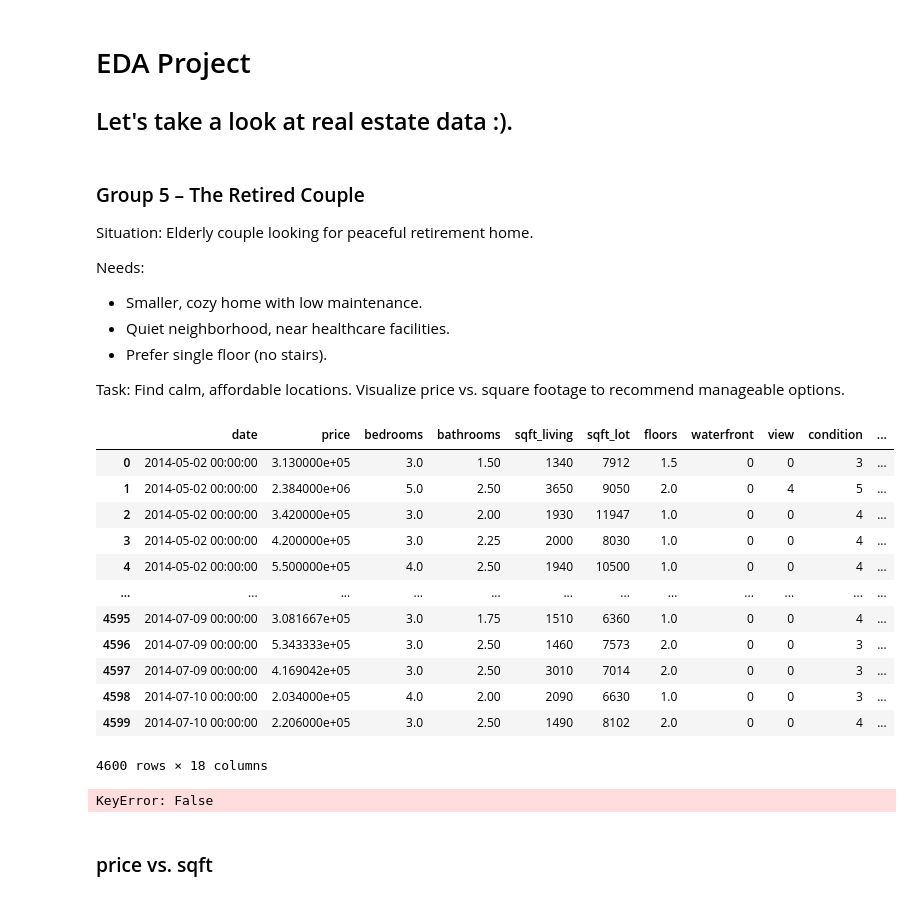
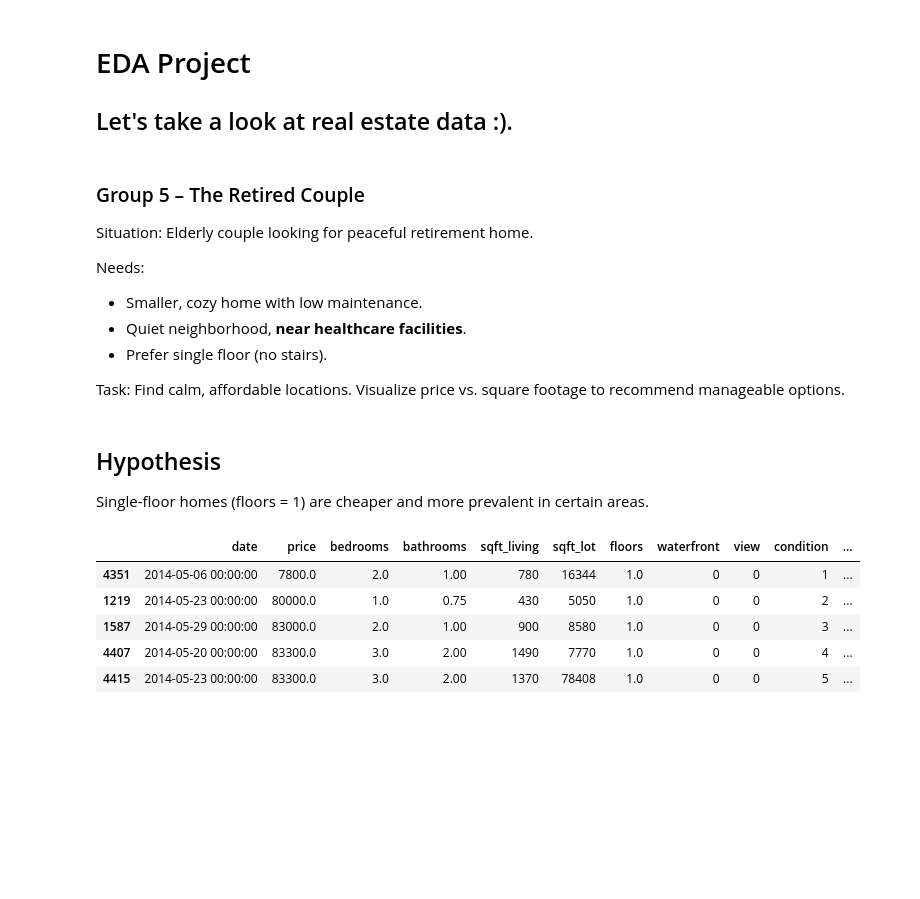
Before and after one commit to hcirne/t4inf1601-scientific_programming, a Jupyter notebook: eda-project-real-estate/real-estate.ipynb, the cells around one changed output. Cells and saved outputs as stored; diff of their text form; code cells hidden in the pictures; blank space fills up the shorter version.

```diff
--- a/eda-project-real-estate/real-estate.ipynb
+++ b/eda-project-real-estate/real-estate.ipynb
@@ -8,9 +8,13 @@ Situation: Elderly couple looking for peaceful retirement home.
 
 Needs:
 - Smaller, cozy home with low maintenance.
-- Quiet neighborhood, near healthcare facilities.
+- Quiet neighborhood, **near healthcare facilities**.
 - Prefer single floor (no stairs).
 
 Task: Find calm, affordable locations. Visualize price vs. square footage to recommend manageable options.
+# %% [markdown]
+## Hypothesis
+
+Single-floor homes (floors = 1) are cheaper and more prevalent in certain areas.
 # %%
 import pandas as pd
@@ -18,30 +21,18 @@ import numpy as np
 import seaborn as sns
 import matplotlib.pyplot as plt
 # %%
+#import and clean data
 df = pd.read_csv("KC_housing_data.csv")
 
-df
+indices_to_drop = df[df['price'] == 0.0].index
+
+df.drop(indices_to_drop, inplace=True)
+
+df.sort_values(by="price").head()
 # %% [output]
 |  | date | price | bedrooms | bathrooms | sqft_living | sqft_lot | floors | waterfront | view | condition | ... |
-| 0 | 2014-05-02 00:00:00 | 3.130000e+05 | 3.0 | 1.50 | 1340 | 7912 | 1.5 | 0 | 0 | 3 | ... |
-| 1 | 2014-05-02 00:00:00 | 2.384000e+06 | 5.0 | 2.50 | 3650 | 9050 | 2.0 | 0 | 4 | 5 | ... |
-| 2 | 2014-05-02 00:00:00 | 3.420000e+05 | 3.0 | 2.00 | 1930 | 11947 | 1.0 | 0 | 0 | 4 | ... |
-| 3 | 2014-05-02 00:00:00 | 4.200000e+05 | 3.0 | 2.25 | 2000 | 8030 | 1.0 | 0 | 0 | 4 | ... |
-| 4 | 2014-05-02 00:00:00 | 5.500000e+05 | 4.0 | 2.50 | 1940 | 10500 | 1.0 | 0 | 0 | 4 | ... |
-| ... | ... | ... | ... | ... | ... | ... | ... | ... | ... | ... | ... |
-| 4595 | 2014-07-09 00:00:00 | 3.081667e+05 | 3.0 | 1.75 | 1510 | 6360 | 1.0 | 0 | 0 | 4 | ... |
-| 4596 | 2014-07-09 00:00:00 | 5.343333e+05 | 3.0 | 2.50 | 1460 | 7573 | 2.0 | 0 | 0 | 3 | ... |
-| 4597 | 2014-07-09 00:00:00 | 4.169042e+05 | 3.0 | 2.50 | 3010 | 7014 | 2.0 | 0 | 0 | 3 | ... |
-| 4598 | 2014-07-10 00:00:00 | 2.034000e+05 | 4.0 | 2.00 | 2090 | 6630 | 1.0 | 0 | 0 | 3 | ... |
-| 4599 | 2014-07-10 00:00:00 | 2.206000e+05 | 3.0 | 2.50 | 1490 | 8102 | 2.0 | 0 | 0 | 4 | ... |
+| 4351 | 2014-05-06 00:00:00 | 7800.0 | 2.0 | 1.00 | 780 | 16344 | 1.0 | 0 | 0 | 1 | ... |
+| 1219 | 2014-05-23 00:00:00 | 80000.0 | 1.0 | 0.75 | 430 | 5050 | 1.0 | 0 | 0 | 2 | ... |
+| 1587 | 2014-05-29 00:00:00 | 83000.0 | 2.0 | 1.00 | 900 | 8580 | 1.0 | 0 | 0 | 3 | ... |
+| 4407 | 2014-05-20 00:00:00 | 83300.0 | 3.0 | 2.00 | 1490 | 7770 | 1.0 | 0 | 0 | 4 | ... |
+| 4415 | 2014-05-23 00:00:00 | 83300.0 | 3.0 | 2.00 | 1370 | 78408 | 1.0 | 0 | 0 | 5 | ... |
-4600 rows × 18 columns
-# %%
-df_filter = df[(df["floors"] < 2) & (df["condition"] >= 4) & ((df["yr_renovated"] > 2000) | (df["yr_built"] > 1990))]
-
-df_one_bathroom = df_filter[(df_filter["bathrooms"] == 1) & (df_filter["sqft_basement" == 0])]
-
-df_filter
-# %% [output]
-KeyError: False
-# %% [markdown]
-### price vs. sqft
```
Also changed, not shown: parts of 10 cells of this notebook.
